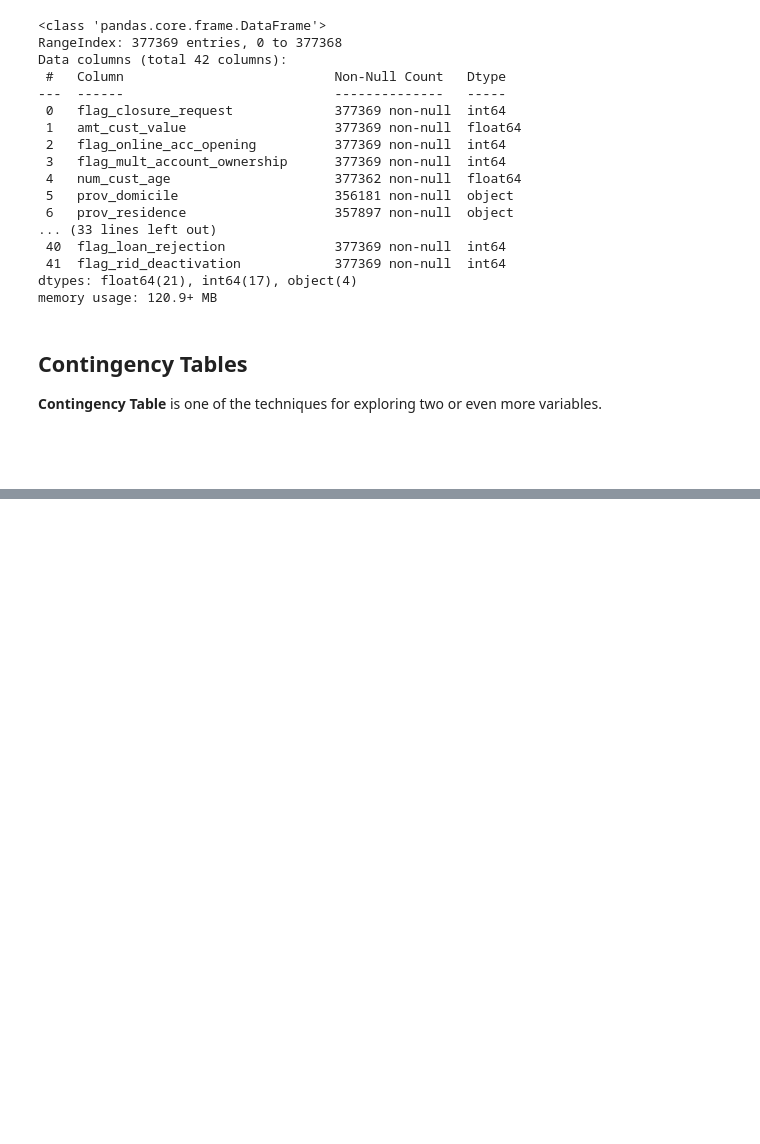
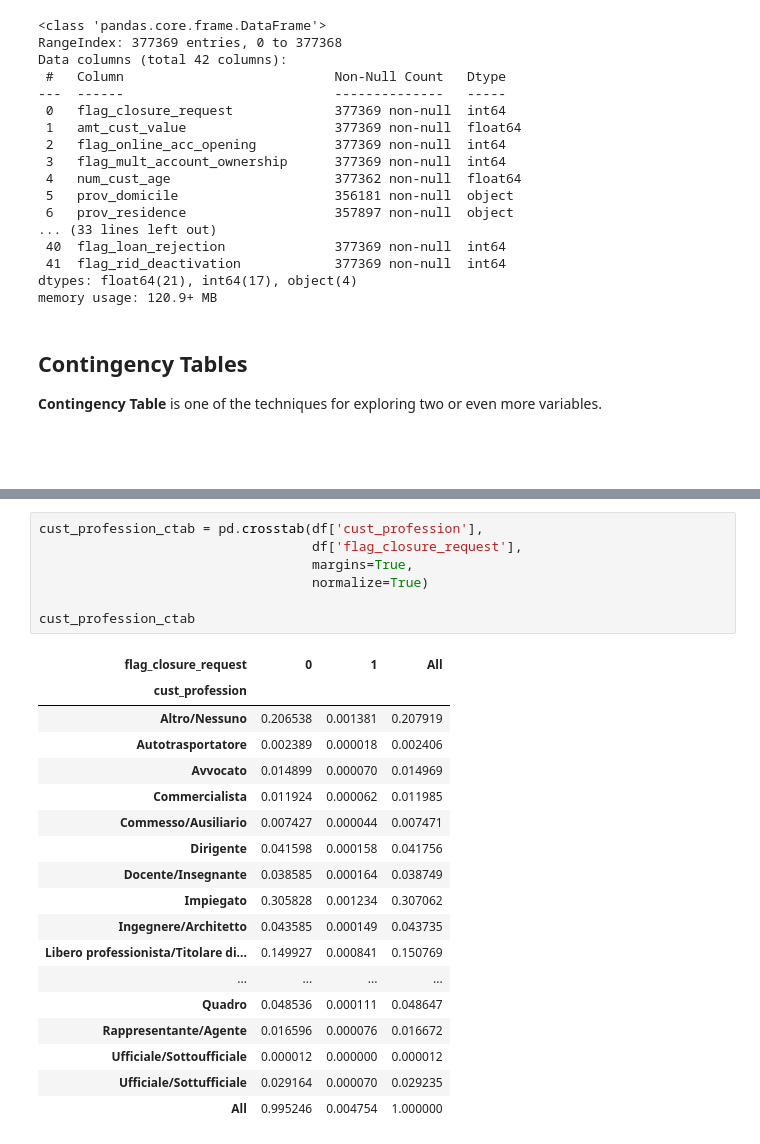
Before and after one commit to fedfioravanti/Bank-Churn-Prediction, a Jupyter notebook: notebooks/Bank-Churn-01-Intro-EDA.ipynb, the cells around one changed output, grey strips where cells are left out. Cells and saved outputs as stored; diff of their text form; blank space fills up the shorter version.

```diff
--- a/notebooks/Bank-Churn-01-Intro-EDA.ipynb
+++ b/notebooks/Bank-Churn-01-Intro-EDA.ipynb
@@ -1237,0 +1148,26 @@ mifid_profile_ctab
+# %%
+cust_profession_ctab = pd.crosstab(df['cust_profession'],
+                                   df['flag_closure_request'],
+                                   margins=True,
+                                   normalize=True)
+
+cust_profession_ctab
+# %% [output]
+| flag_closure_request | 0 | 1 | All |
+| cust_profession |  |  |  |
+| Altro/Nessuno | 0.206538 | 0.001381 | 0.207919 |
+| Autotrasportatore | 0.002389 | 0.000018 | 0.002406 |
+| Avvocato | 0.014899 | 0.000070 | 0.014969 |
+| Commercialista | 0.011924 | 0.000062 | 0.011985 |
+| Commesso/Ausiliario | 0.007427 | 0.000044 | 0.007471 |
+| Dirigente | 0.041598 | 0.000158 | 0.041756 |
+| Docente/Insegnante | 0.038585 | 0.000164 | 0.038749 |
+| Impiegato | 0.305828 | 0.001234 | 0.307062 |
+| Ingegnere/Architetto | 0.043585 | 0.000149 | 0.043735 |
+| Libero professionista/Titolare di... | 0.149927 | 0.000841 | 0.150769 |
+| ... | ... | ... | ... |
+| Quadro | 0.048536 | 0.000111 | 0.048647 |
+| Rappresentante/Agente | 0.016596 | 0.000076 | 0.016672 |
+| Ufficiale/Sottoufficiale | 0.000012 | 0.000000 | 0.000012 |
+| Ufficiale/Sottufficiale | 0.029164 | 0.000070 | 0.029235 |
+| All | 0.995246 | 0.004754 | 1.000000 |
```
Also changed, not shown: parts of 38 cells of this notebook.
